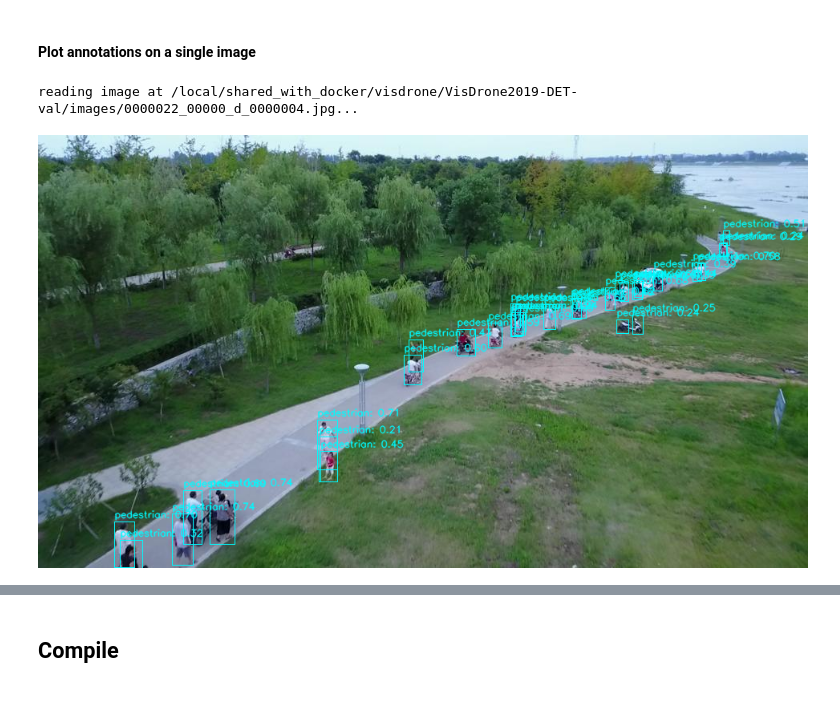
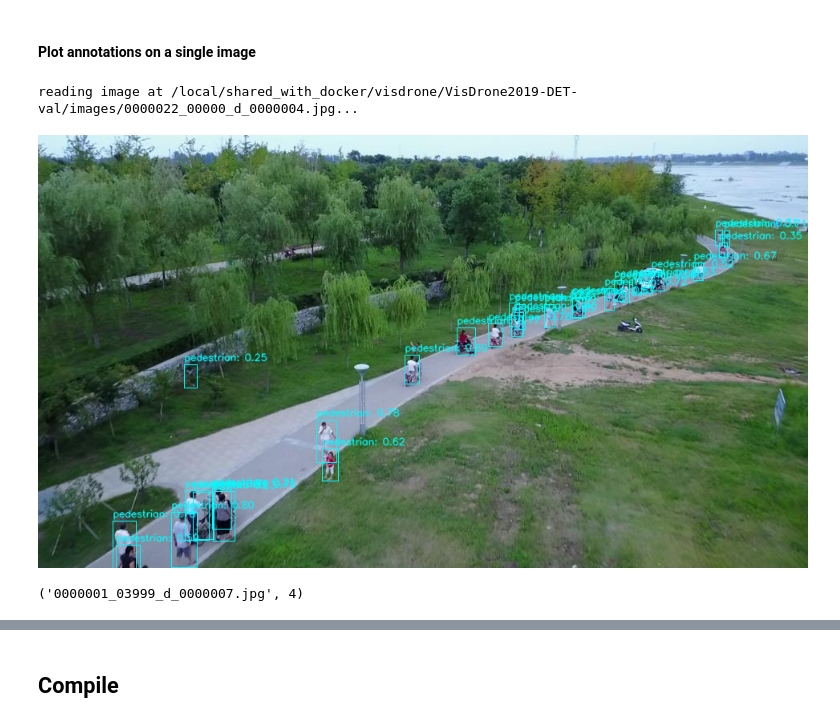
Before and after one commit to trap-fish/uav-human-detection, a Jupyter notebook: hailo-ai/notebooks/YOLOv11nVisDroneCustomClass_Parsing_Optimzing_Evaluation_Compile.ipynb, the cells around one changed output, grey strips where cells are left out. Saved outputs shown, nothing was run; the diff lists cells and outputs as text; code cells hidden in the pictures.

```diff
--- a/hailo-ai/notebooks/YOLOv11nVisDroneCustomClass_Parsing_Optimzing_Evaluation_Compile.ipynb
+++ b/hailo-ai/notebooks/YOLOv11nVisDroneCustomClass_Parsing_Optimzing_Evaluation_Compile.ipynb
@@ -797,7 +774,7 @@ def plot_annotations(image, predictions, color_map, label_map, gt=False):
     return img
 # %%
 annotations_path = "/local/shared_with_docker/visdrone/annotations_VisDroneHumans_val.json"
-results_path = "/local/shared_with_docker/visdrone/detections_yolo11n_visdrone_quant_optlvl2_ds3k_816_1e5_singlecls_bestmodel.json"
+results_path = outputfile
 images_dir = "/local/shared_with_docker/visdrone/VisDrone2019-DET-val/images"
 
 
@@ -812,34 +789,38 @@ print(f"\n\nreading image at {imgpth}...\n\n")
 img = cv2.imread(imgpth)
 img = cv2.cvtColor(img, cv2.COLOR_RGB2BGR)
 
 img_name = os.path.basename(imgpth).split('.')[0]
 
 colorgt = {
     1: (66, 75, 245),
     2: (36, 45, 215)
 }
 
 thickness = 1
 
 class_colors = {
     1: (0, 251, 255),  # Cyan
     2: (0, 201, 205)  # Dark blue
 }
 
 class_names = {
     1: 'pedestrian',
     2: 'person'
 }
 
 img = plot_annotations(img, detections, class_colors, class_names)
 # img = plot_annotations(img, gt, colorgt, class_names, gt=True)
 
 
 pilimg = Image.fromarray(img)
 display(pilimg)
 # %% [output]
 reading image at /local/shared_with_docker/visdrone/VisDrone2019-DET-val/images/0000022_00000_d_0000004.jpg...
-[figure, old version]
+[figure, new version]
+# %%
+image_list[3]
+# %% [output]
+('0000001_03999_d_0000007.jpg', 4)
 # %%
 # plot the letterboxed image
 
```
Also changed, not shown: parts of 30 cells of this notebook, 1 other file.
